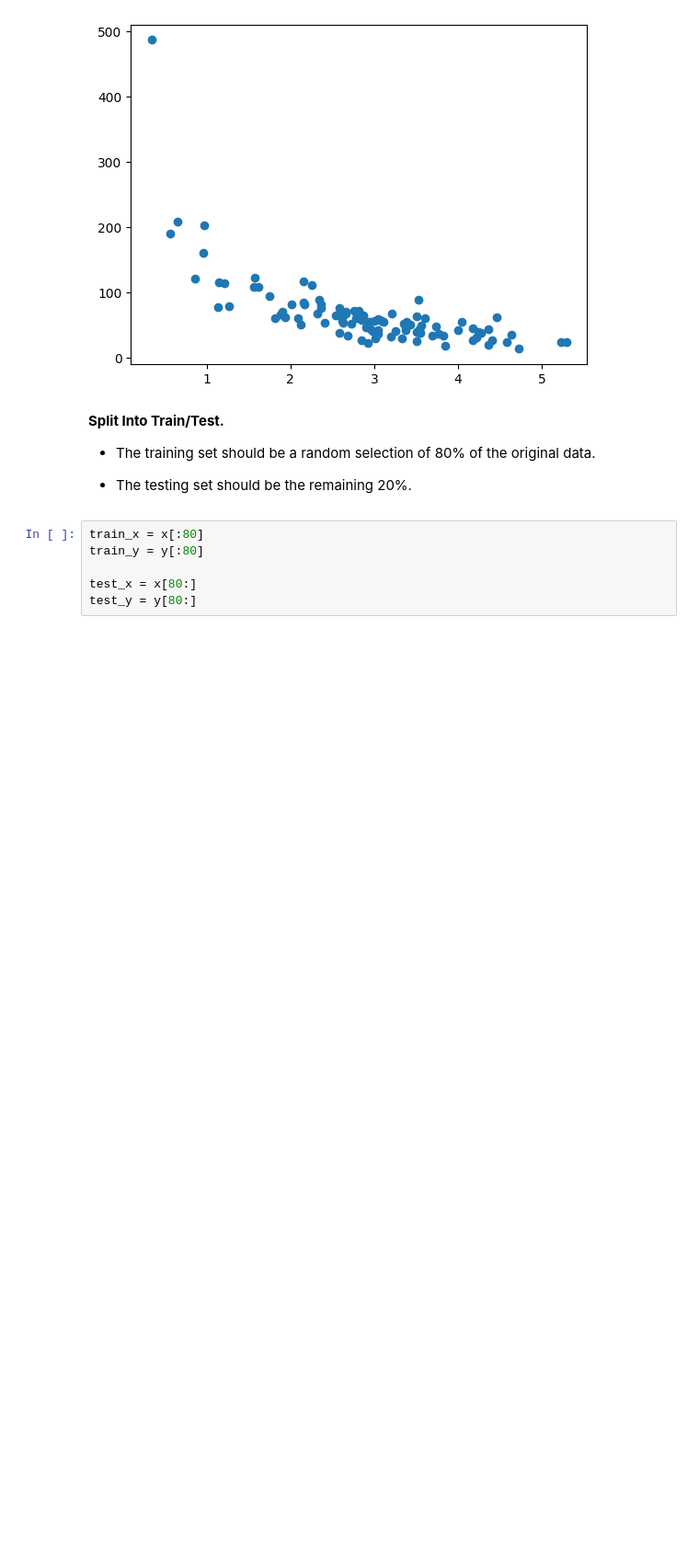
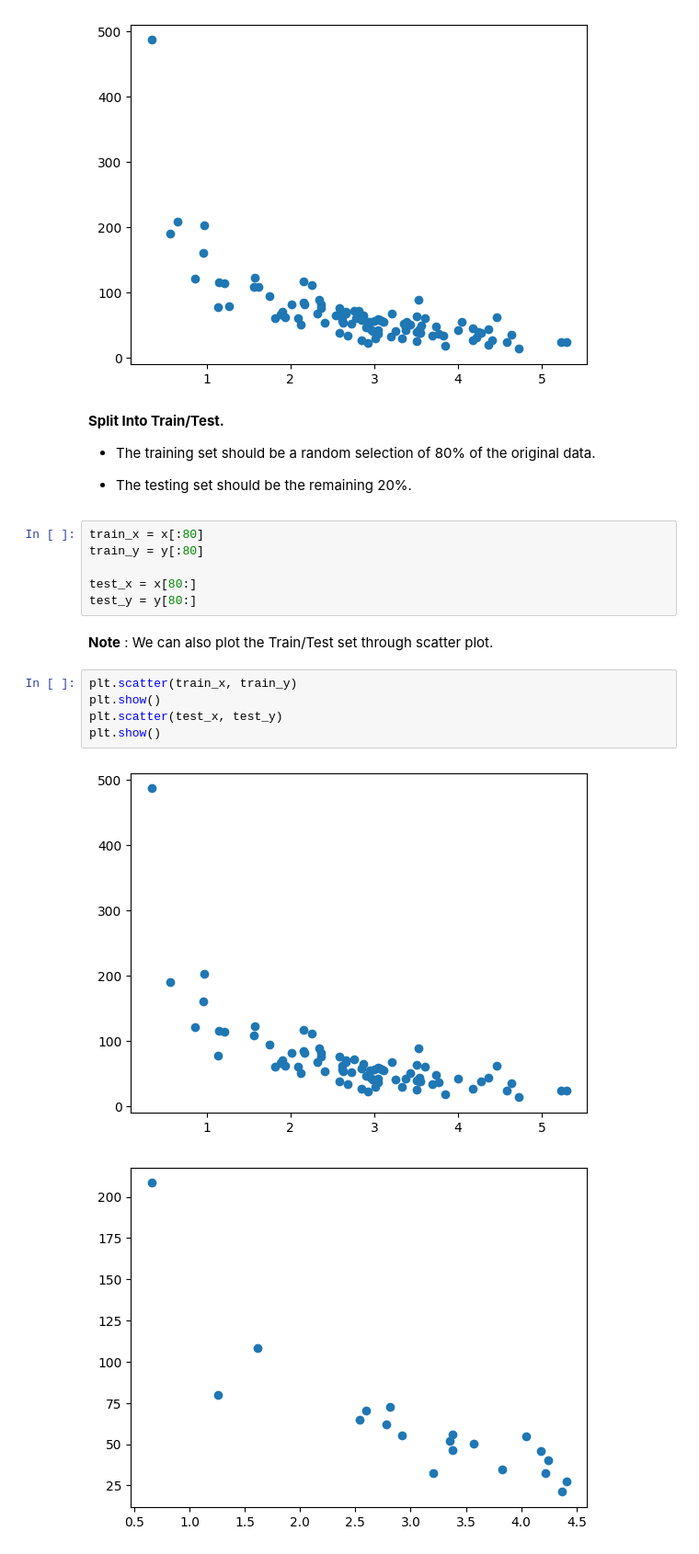
Before and after one commit to Rizwansaifi571/Python_Machine_Learning, a Jupyter notebook: Lesson_12.ipynb, the cells around one changed output. Shown at 92% size. Saved outputs shown, nothing was run; the diff lists cells and outputs as text; blank space fills up the shorter version.

Commit message:
Train/Test.

```diff
--- a/Lesson_12.ipynb
+++ b/Lesson_12.ipynb
@@ -48,3 +48,13 @@ train_y = y[:80]
 
 test_x = x[80:]
 test_y = y[80:]
+# %% [markdown]
+__Note__ : We can also plot the Train/Test set through scatter plot.
+# %%
+plt.scatter(train_x, train_y)
+plt.show()
+plt.scatter(test_x, test_y)
+plt.show()
+# %% [output]
+[figure, added]
+[figure, added]
```
